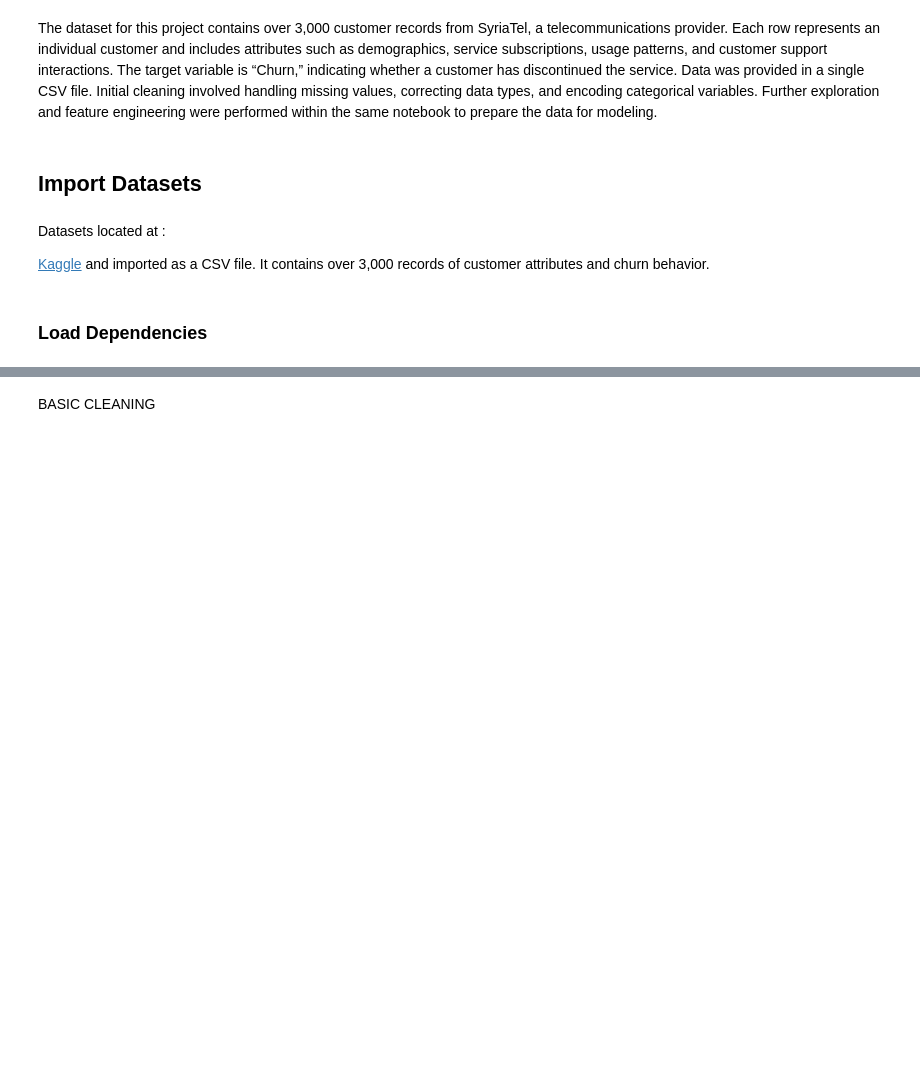
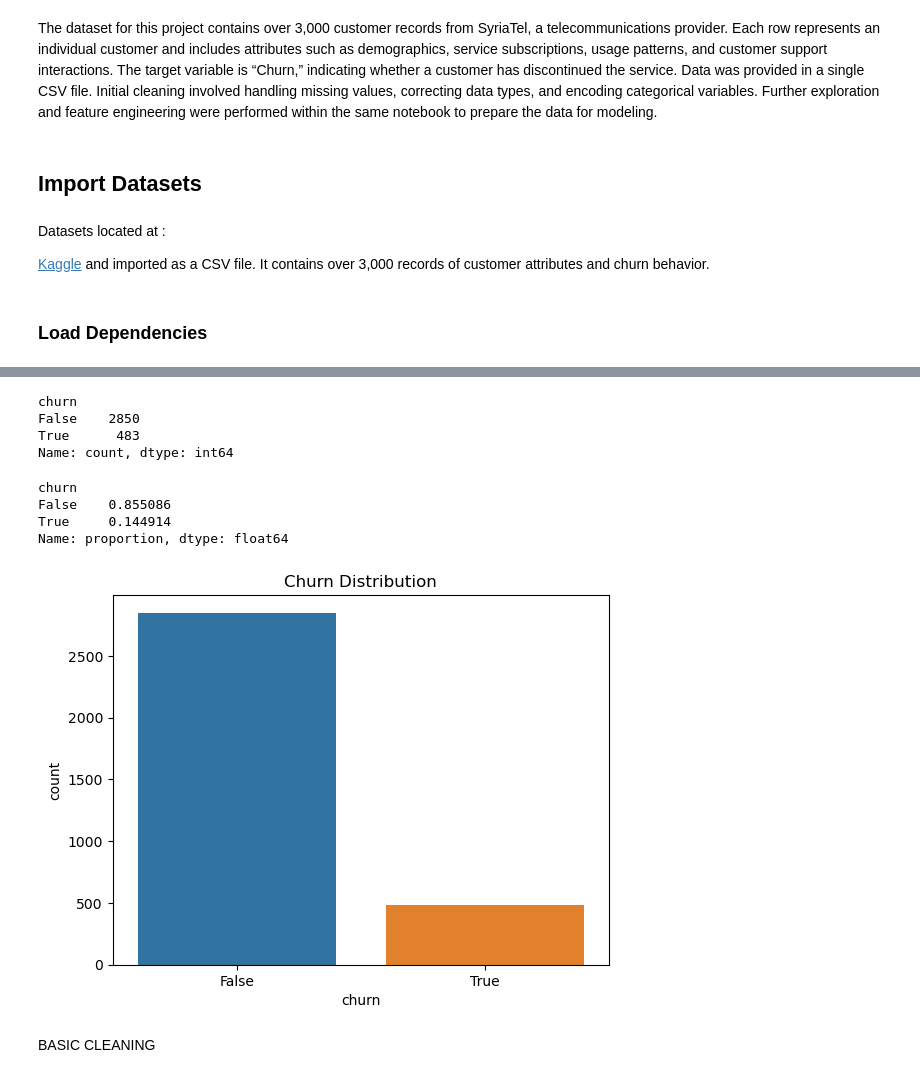
Before and after one commit to Wangui10/syria-tel-churn, a Jupyter notebook: classification_notebook.ipynb, the cells around one changed output, grey strips where cells are left out. Saved outputs shown, nothing was run; the diff lists cells and outputs as text; code cells hidden in the pictures; blank space fills up the shorter version.

```diff
--- a/classification_notebook.ipynb
+++ b/classification_notebook.ipynb
@@ -31,5 +54,9 @@ warnings.filterwarnings('ignore')
 
 pd.set_option('display.max_columns', None)
 # %%
-df=pd.read_csv('churn.csv')
+#Load the data
+df = pd.read_csv('data/churn.csv')
+
+
+# Preview the first few rows
 df.head()
@@ -36,7 +118,24 @@ df.head()
+# %%
+#Analyze the target variable
+df['churn'].value_counts()
+# %% [output]
+churn
+False    2850
+True      483
+Name: count, dtype: int64
+# %%
+# Check the distribution of the target variable
+df['churn'].value_counts(normalize=True)
+# %% [output]
+churn
+False    0.855086
+True     0.144914
+Name: proportion, dtype: float64
 # %%
-print('shape of dataset:', df.shape)
-df.dtype
-df.info()
-df.describe()
-df.isnull().sum()
-display(df.describe(include='object'))
+
+#Visualize the target variable
+sns.countplot(x='churn', data=df)
+plt.title('Churn Distribution')
+plt.show()
+# %% [output]
+[figure, added]
```
Also changed, not shown: parts of 10 cells of this notebook.
